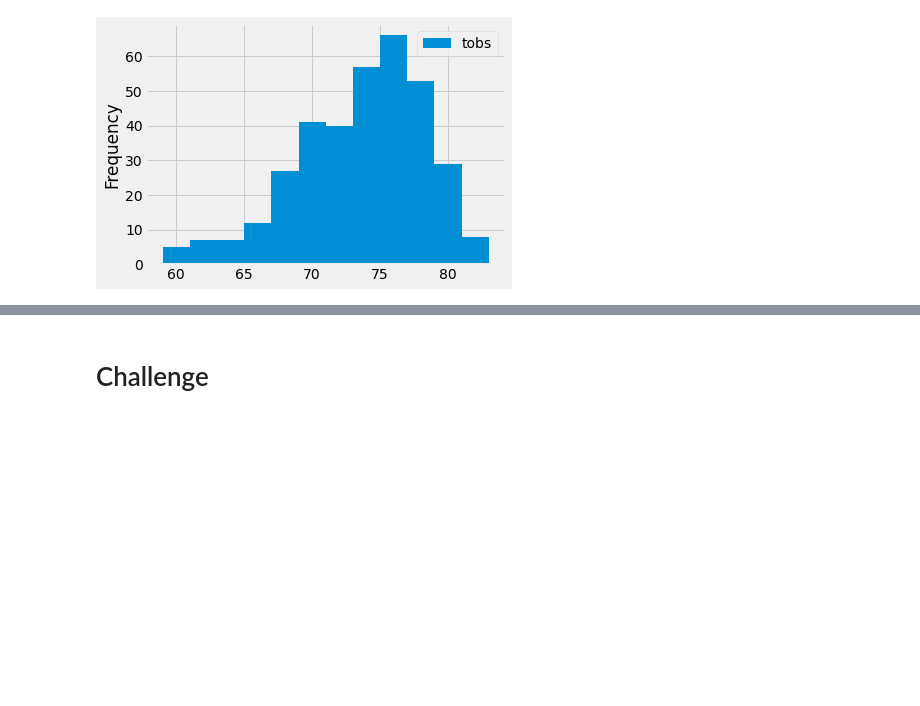
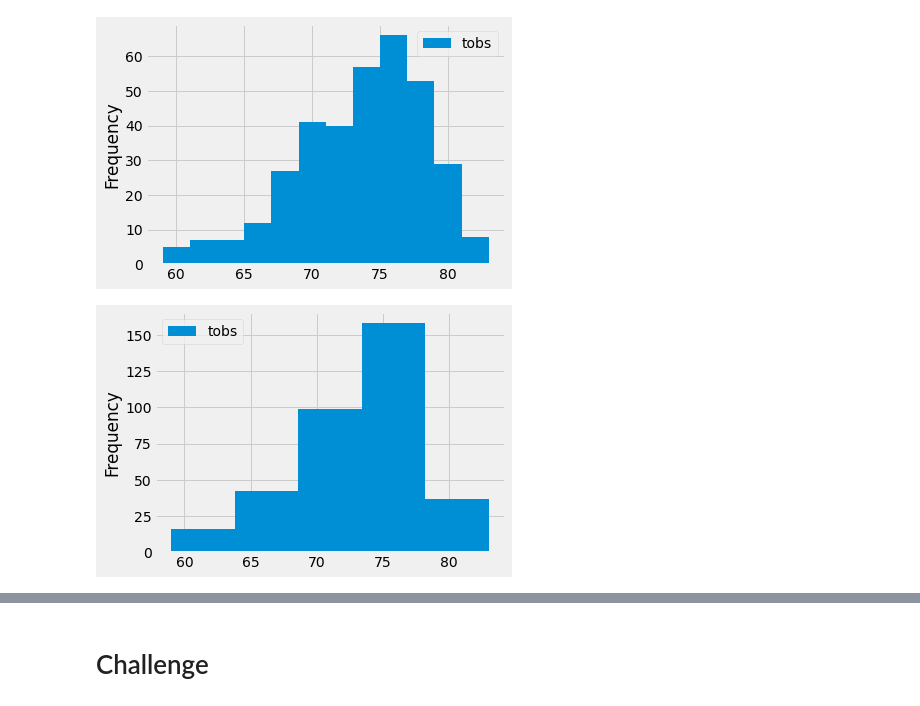
Before and after one commit to ranger9103/surfs_up, a Jupyter notebook: climate_analysis.ipynb, the cells around one changed output, grey strips where cells are left out. Saved outputs shown, nothing was run; the diff lists cells and outputs as text; code cells hidden in the pictures; blank space fills up the shorter version.

```diff
--- a/climate_analysis.ipynb
+++ b/climate_analysis.ipynb
@@ -216,3 +216,9 @@ df.plot.hist(bins=12)
 plt.tight_layout()
 # %% [output]
 [figure]
+# %%
+# skill drill adjust the number of bins to 5
+df.plot.hist(bins=5)
+plt.tight_layout()
+# %% [output]
+[figure, added]
```
Also changed, not shown: parts of 1 cell of this notebook, 2 other files.
